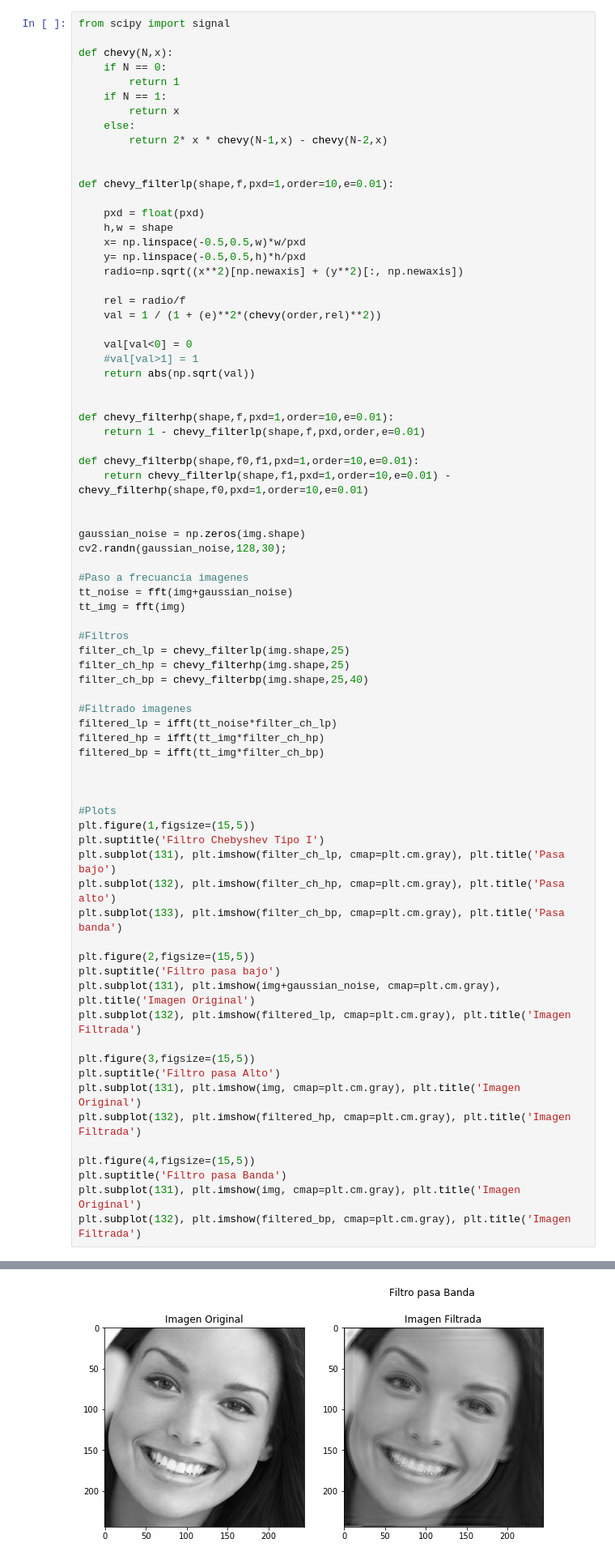
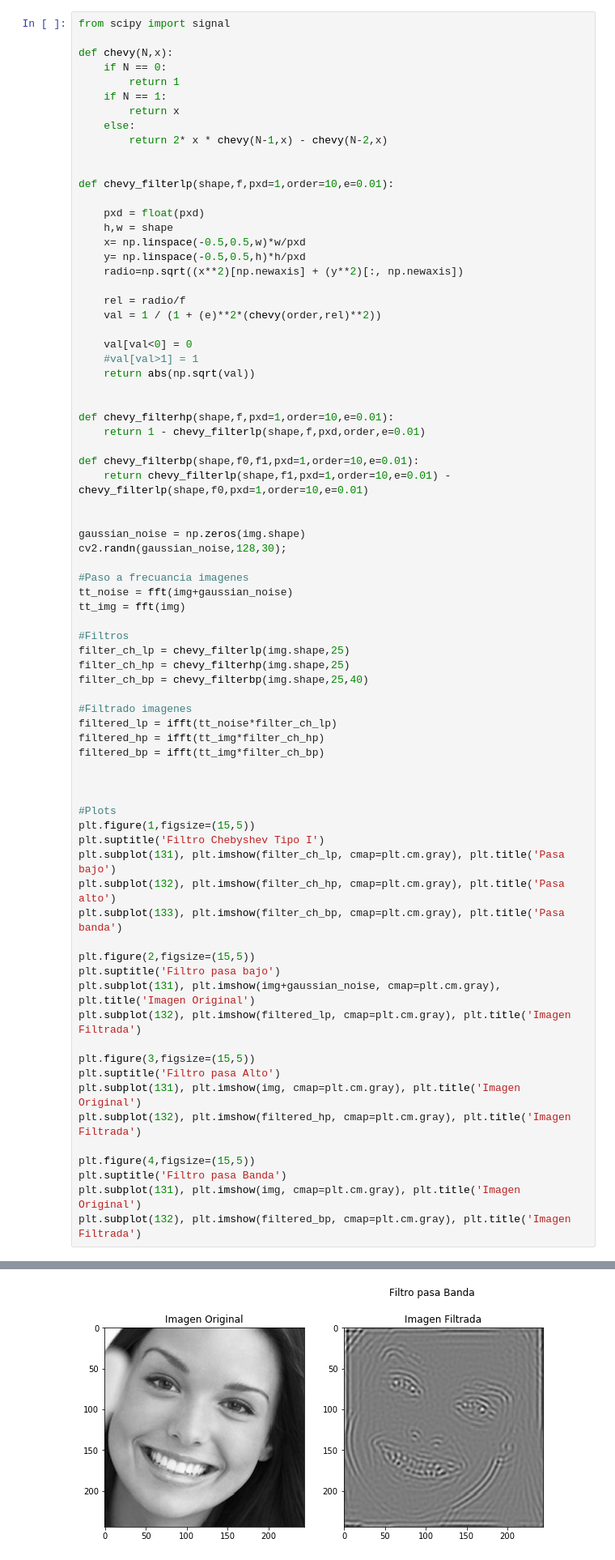
Before and after one commit to seradiazpin/MachineVisionUnal, a Jupyter notebook: Tarea5/Tarea5.ipynb, the cells around one changed output, grey strips where cells are left out. Shown at 81% size. Cells and saved outputs as stored; diff of their text form.

```diff
--- a/Tarea5/Tarea5.ipynb
+++ b/Tarea5/Tarea5.ipynb
@@ -70,7 +70,7 @@ def chevy_filterhp(shape,f,pxd=1,order=10,e=0.01):
     return 1 - chevy_filterlp(shape,f,pxd,order,e=0.01)
 
 def chevy_filterbp(shape,f0,f1,pxd=1,order=10,e=0.01):
-    return chevy_filterlp(shape,f1,pxd=1,order=10,e=0.01) -chevy_filterhp(shape,f0,pxd=1,order=10,e=0.01)
+    return chevy_filterlp(shape,f1,pxd=1,order=10,e=0.01) -chevy_filterlp(shape,f0,pxd=1,order=10,e=0.01)
 
 
 gaussian_noise = np.zeros(img.shape)
@@ -121,6 +121,6 @@ plt.subplot(132), plt.imshow(filtered_bp, cmap=plt.cm.gray), plt.title('Imagen F
 [figure]
 [figure]
-[figure, old version]
+[figure, new version]
 # %%
 from scipy.ndimage.filters import laplace
 def enhanced_space(img):
```
Also changed, not shown: parts of 2 cells of this notebook.
